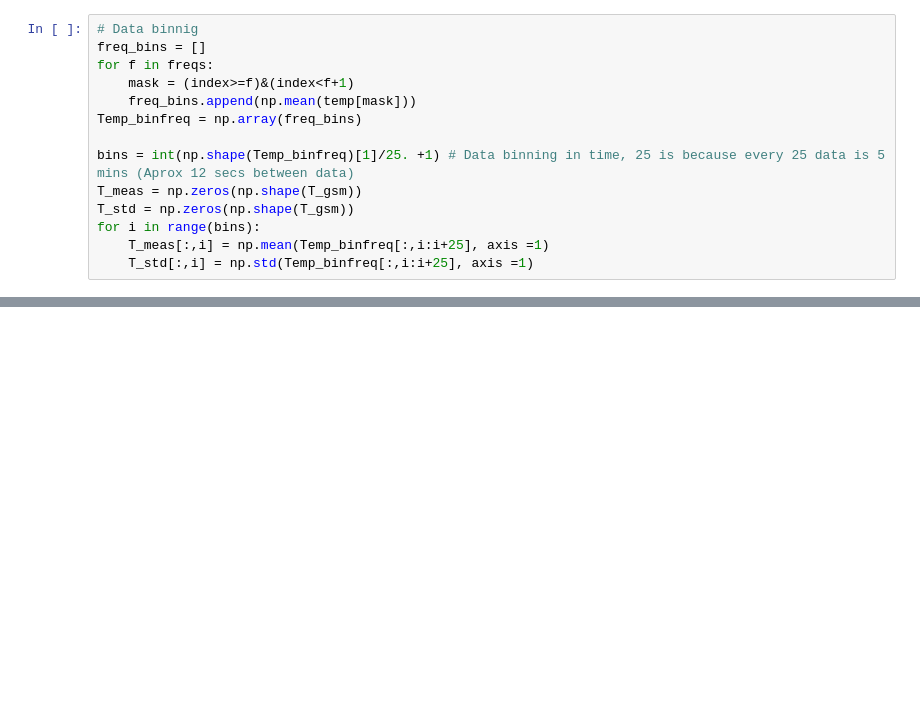
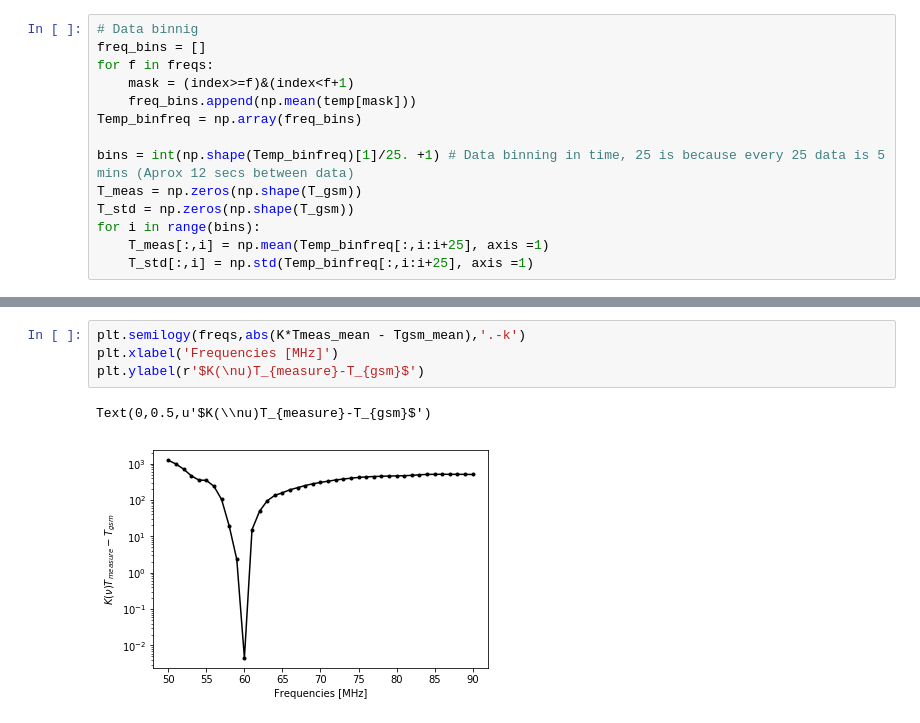
Before and after one commit to HiramHerrera/SciHi, a Jupyter notebook: calibration.ipynb, the cells around one changed output, grey strips where cells are left out. Drawn from its saved outputs; the diff is of its cells as text; blank space fills up the shorter version.

```diff
--- a/calibration.ipynb
+++ b/calibration.ipynb
@@ -126,0 +161,7 @@ NameError: name 'ply' is not defined
+# %%
+plt.semilogy(freqs,abs(K*Tmeas_mean - Tgsm_mean),'.-k')
+plt.xlabel('Frequencies [MHz]')
+plt.ylabel(r'$K(\nu)T_{measure}-T_{gsm}$')
+# %% [output]
+Text(0,0.5,u'$K(\\nu)T_{measure}-T_{gsm}$')
+[figure, added]
```
Also changed, not shown: parts of 18 cells of this notebook, 50 other files.
